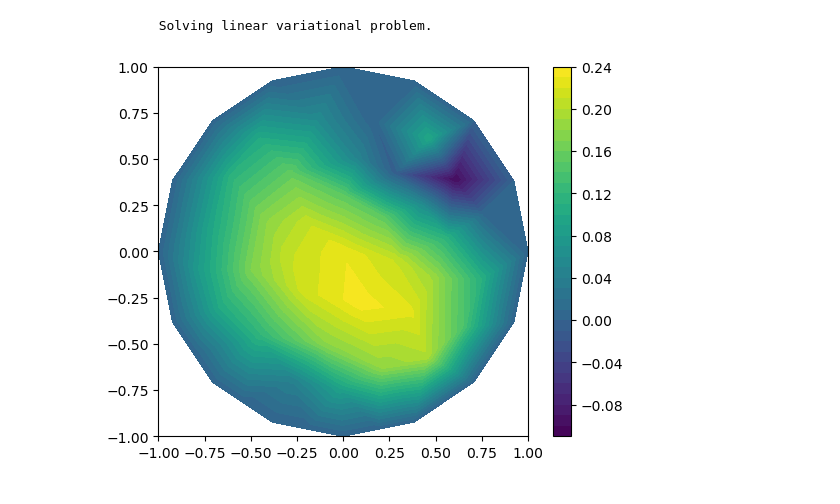
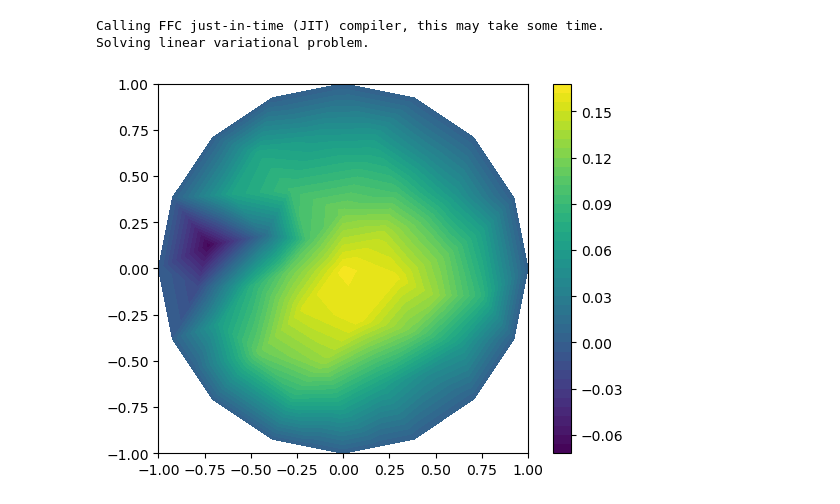
Before and after one commit to EliasReutelsterz/Masterthesis, a Jupyter notebook: poisson_harbrecht_cov.ipynb, the cells around one changed output. Saved outputs shown, nothing was run; the diff lists cells and outputs as text; code cells hidden in the pictures.

```diff
--- a/poisson_harbrecht_cov.ipynb
+++ b/poisson_harbrecht_cov.ipynb
@@ -170,35 +170,46 @@ class AExpression(fe.UserExpression):
     def value_shape(self):
         return (2, 2)
 
+class detJExpression(fe.UserExpression):
+    def eval(self, values, x):
+        J_x = jacobian(x)
+        det_J = np.linalg.det(J_x)
+        values[0] = det_J
+
+    def value_shape(self):
+        return ()
+
 mesh_resolution_fem = 5
 # 32 takes about 5,5 minutes
 
 domain = mshr.Circle(fe.Point(0, 0), 1)
 mesh = mshr.generate_mesh(domain, mesh_resolution_fem)
 V = fe.FunctionSpace(mesh, 'P', 1)
 u = fe.TrialFunction(V)
 v = fe.TestFunction(V)
 
 # Define the bilinear form a(u, v)
 A_expr = AExpression(degree=2)
 a = fe.inner(fe.dot(A_expr, fe.grad(u)), fe.grad(v)) * fe.dx
 
 # Define the linear form L(v)
-f_ref = fe.Constant(1.0)
+det_J_expr = detJExpression(degree=2)
+f_ref = fe.Constant(1.0) * det_J_expr
 L = f_ref * v * fe.dx
 
 # Apply the Dirichlet boundary condition u = 0 on the boundary of D_ref
 bc = fe.DirichletBC(V, fe.Constant(0), 'on_boundary')
 
 # Solve the variational problem
 u_sol = fe.Function(V)
 fe.solve(a == L, u_sol, bc)
 
 # Plot the solution
 c = fe.plot(u_sol)
 # fe.plot(mesh)
 plt.colorbar(c)
 plt.show()
 # %% [output]
-        Solving linear variational problem.
+Calling FFC just-in-time (JIT) compiler, this may take some time.
+Solving linear variational problem.
-[figure, old version]
+[figure, new version]
```
Also changed, not shown: parts of 2 cells of this notebook, 2 other files.
